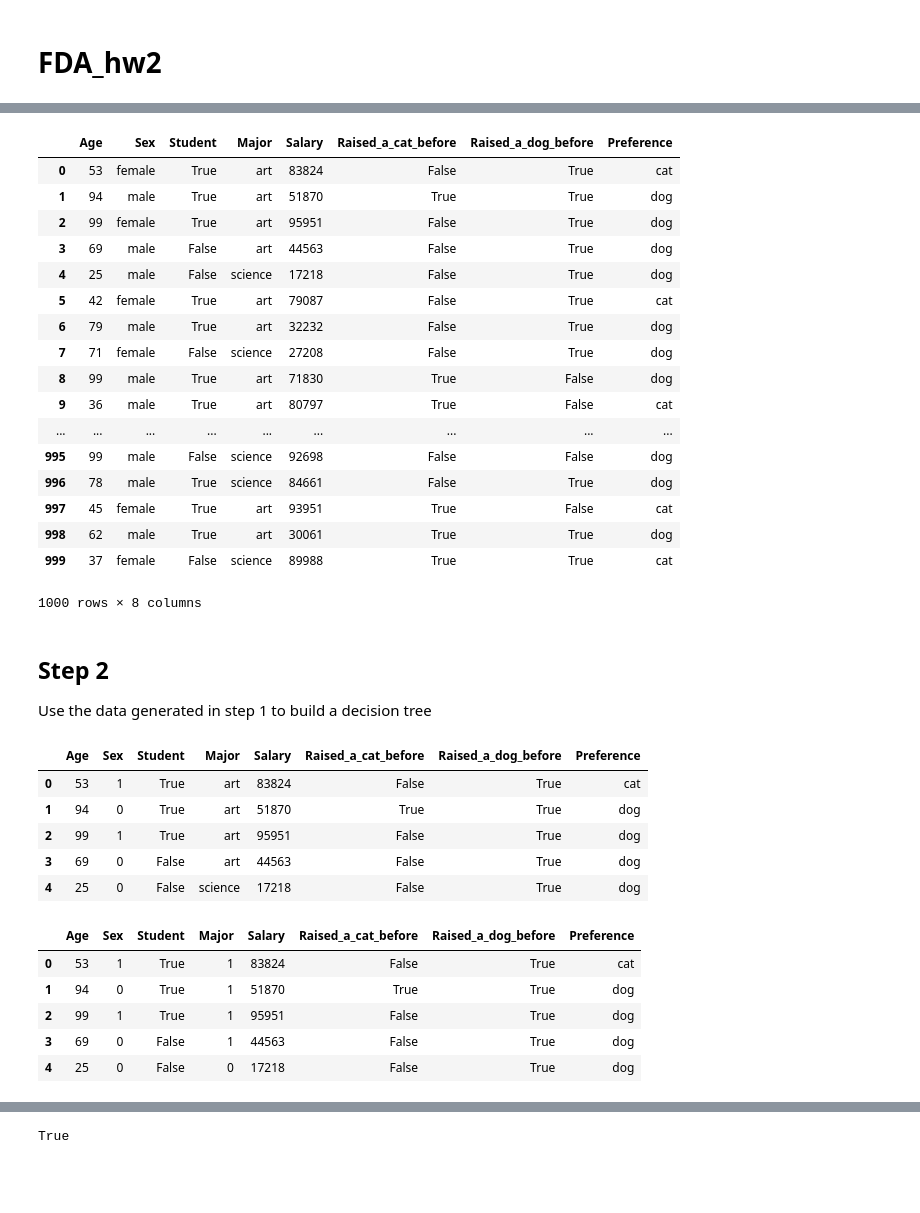
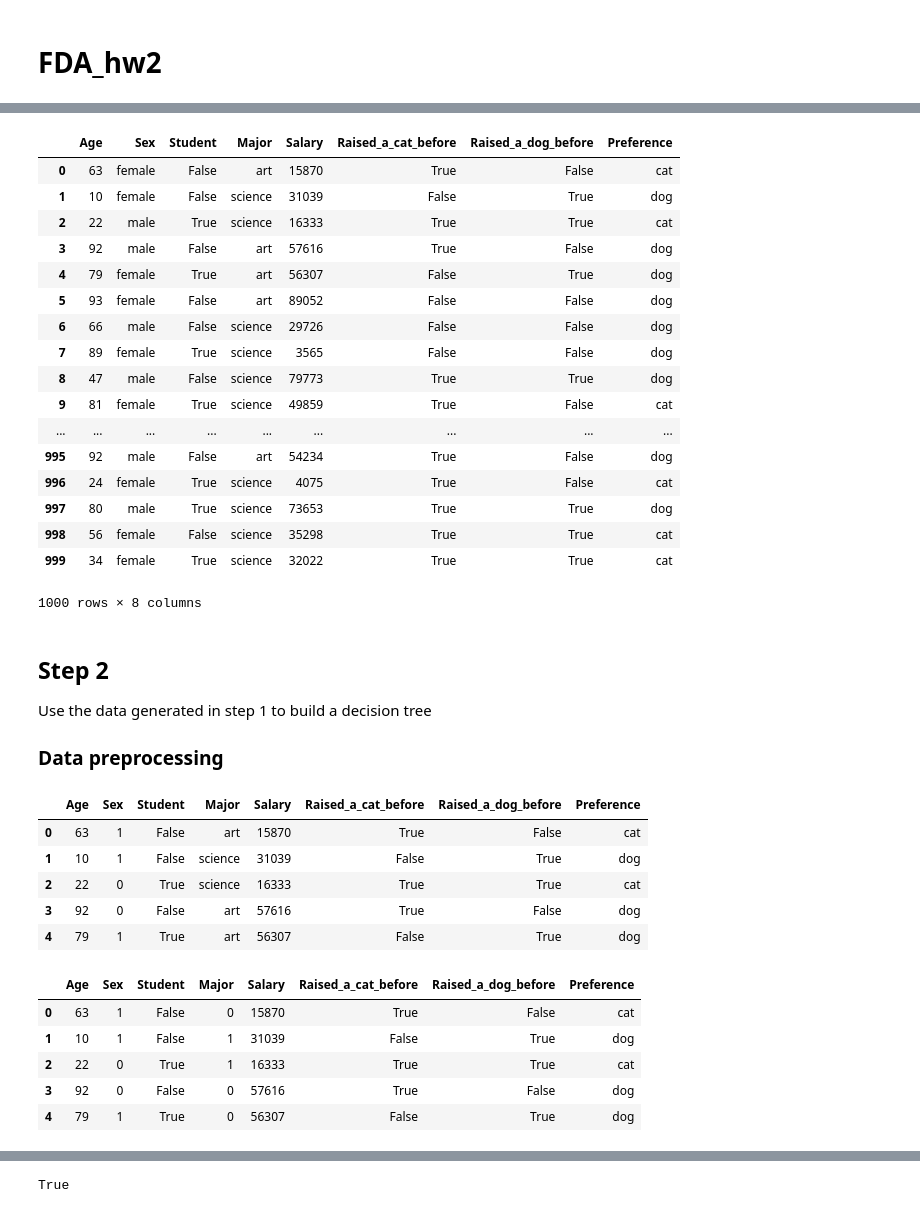
Before and after one commit to kevin110604/FDA-practice-Decision-Tree, a Jupyter notebook: FDA_hw2.ipynb, the cells around one changed output, grey strips where cells are left out. Cells and saved outputs as stored; diff of their text form; code cells hidden in the pictures; blank space fills up the shorter version.

```diff
--- a/FDA_hw2.ipynb
+++ b/FDA_hw2.ipynb
@@ -65,78 +83,91 @@ def f(x):
                         else:
                             return 'cat'
                     else:
                         return 'dog'
                 else:
                     if x[4] >= 45000:
                         if x[6] == True:
                             return 'dog'
                         else:
                             return 'cat'
                     else:
                         return 'dog'
     else:
         if x[0] < 60:
             if x[1] == 'male':
-                if x[4] >= 60000:
-                    return 'cat'
+                if x[4] >= 80000:
+                    if x[5] == True:
+                        return 'cat'
+                    else:
+                        return 'dog'
                 else:
                     return 'dog'
             else:
                 if x[3] == 'science':
                     if x[5] == True:
                         return 'cat'
                     else:
                         return 'dog'
                 else:
                     return 'cat'
         else:
-            return 'dog'
+            if x[1] == 'male':
+                return 'dog'
+            else:
+                if x[5] == True:
+                    return 'cat'
+                else:
+                    return 'dog'
 
-#                       0      1      2          3        4         5                      6
-df['Preference'] = df[['Age', 'Sex', 'Student', 'Major', 'Salary', 'Raised_a_cat_before', 'Raised_a_dog_before']].apply(f, axis=1)
+#                       0      1      2          3        4
+df['Preference'] = df[['Age', 'Sex', 'Student', 'Major', 'Salary',
+                       'Raised_a_cat_before', 'Raised_a_dog_before']].apply(f, axis=1)
+#                       5                      6
 df
 # %% [output]
 |  | Age | Sex | Student | Major | Salary | Raised_a_cat_before | Raised_a_dog_before | Preference |
-| 0 | 53 | female | True | art | 83824 | False | True | cat |
-| 1 | 94 | male | True | art | 51870 | True | True | dog |
-| 2 | 99 | female | True | art | 95951 | False | True | dog |
-| 3 | 69 | male | False | art | 44563 | False | True | dog |
-| 4 | 25 | male | False | science | 17218 | False | True | dog |
-| 5 | 42 | female | True | art | 79087 | False | True | cat |
-| 6 | 79 | male | True | art | 32232 | False | True | dog |
-| 7 | 71 | female | False | science | 27208 | False | True | dog |
-| 8 | 99 | male | True | art | 71830 | True | False | dog |
-| 9 | 36 | male | True | art | 80797 | True | False | cat |
+| 0 | 63 | female | False | art | 15870 | True | False | cat |
+| 1 | 10 | female | False | science | 31039 | False | True | dog |
+| 2 | 22 | male | True | science | 16333 | True | True | cat |
+| 3 | 92 | male | False | art | 57616 | True | False | dog |
+| 4 | 79 | female | True | art | 56307 | False | True | dog |
+| 5 | 93 | female | False | art | 89052 | False | False | dog |
+| 6 | 66 | male | False | science | 29726 | False | False | dog |
+| 7 | 89 | female | True | science | 3565 | False | False | dog |
+| 8 | 47 | male | False | science | 79773 | True | True | dog |
+| 9 | 81 | female | True | science | 49859 | True | False | cat |
 | ... | ... | ... | ... | ... | ... | ... | ... | ... |
-| 995 | 99 | male | False | science | 92698 | False | False | dog |
-| 996 | 78 | male | True | science | 84661 | False | True | dog |
-| 997 | 45 | female | True | art | 93951 | True | False | cat |
-| 998 | 62 | male | True | art | 30061 | True | True | dog |
-| 999 | 37 | female | False | science | 89988 | True | True | cat |
+| 995 | 92 | male | False | art | 54234 | True | False | dog |
+| 996 | 24 | female | True | science | 4075 | True | False | cat |
+| 997 | 80 | male | True | science | 73653 | True | True | dog |
+| 998 | 56 | female | False | science | 35298 | True | True | cat |
+| 999 | 34 | female | True | science | 32022 | True | True | cat |
 1000 rows × 8 columns
 # %% [markdown]
 ## Step 2
 
 Use the data generated in step 1 to build a decision tree
+
+### Data preprocessing
 # %%
-sex_map = {'male' : 0, 'female' :1}
+sex_map = {'male': 0, 'female': 1}
 df['Sex'] = df['Sex'].map(sex_map)
 df.head()
 # %% [output]
 |  | Age | Sex | Student | Major | Salary | Raised_a_cat_before | Raised_a_dog_before | Preference |
-| 0 | 53 | 1 | True | art | 83824 | False | True | cat |
-| 1 | 94 | 0 | True | art | 51870 | True | True | dog |
-| 2 | 99 | 1 | True | art | 95951 | False | True | dog |
-| 3 | 69 | 0 | False | art | 44563 | False | True | dog |
-| 4 | 25 | 0 | False | science | 17218 | False | True | dog |
+| 0 | 63 | 1 | False | art | 15870 | True | False | cat |
+| 1 | 10 | 1 | False | science | 31039 | False | True | dog |
+| 2 | 22 | 0 | True | science | 16333 | True | True | cat |
+| 3 | 92 | 0 | False | art | 57616 | True | False | dog |
+| 4 | 79 | 1 | True | art | 56307 | False | True | dog |
 # %%
-maj_map = {'science' : 0, 'art' :1}
+maj_map = {'art': 0, 'science': 1}
 df['Major'] = df['Major'].map(maj_map)
 df.head()
 # %% [output]
 |  | Age | Sex | Student | Major | Salary | Raised_a_cat_before | Raised_a_dog_before | Preference |
-| 0 | 53 | 1 | True | 1 | 83824 | False | True | cat |
-| 1 | 94 | 0 | True | 1 | 51870 | True | True | dog |
-| 2 | 99 | 1 | True | 1 | 95951 | False | True | dog |
-| 3 | 69 | 0 | False | 1 | 44563 | False | True | dog |
-| 4 | 25 | 0 | False | 0 | 17218 | False | True | dog |
+| 0 | 63 | 1 | False | 0 | 15870 | True | False | cat |
+| 1 | 10 | 1 | False | 1 | 31039 | False | True | dog |
+| 2 | 22 | 0 | True | 1 | 16333 | True | True | cat |
+| 3 | 92 | 0 | False | 0 | 57616 | True | False | dog |
+| 4 | 79 | 1 | True | 0 | 56307 | False | True | dog |
```
Also changed, not shown: parts of 19 cells of this notebook, 2 other files.
